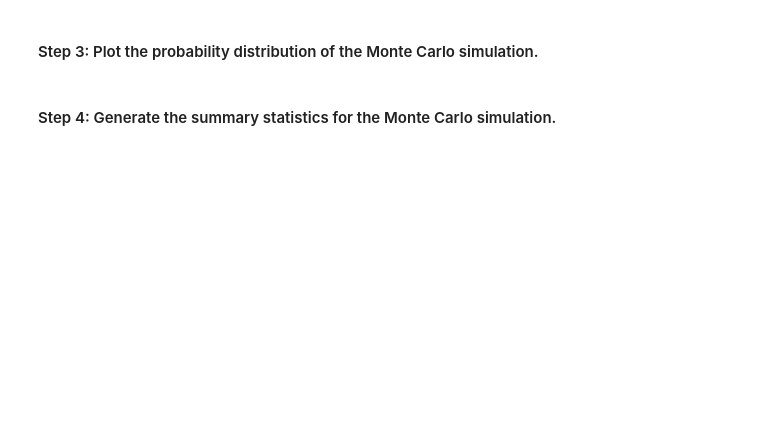
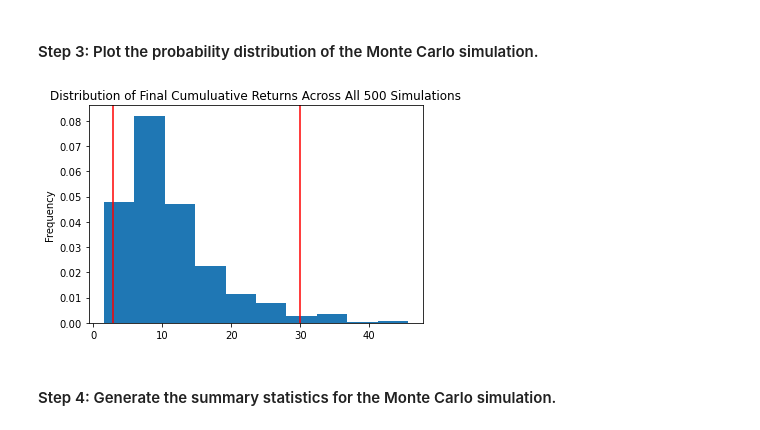
Before and after one commit to n8patterson/fin_plan_sim, a Jupyter notebook: financial_planning_tools.ipynb, the cells around one changed output. Cells and saved outputs as stored; diff of their text form; code cells hidden in the pictures; blank space fills up the shorter version.

```diff
--- a/financial_planning_tools.ipynb
+++ b/financial_planning_tools.ipynb
@@ -448,7 +550,9 @@ In this section, you’ll use the MCForecastTools library to create a Monte Carl
 # %%
 # Visualize the probability distribution of the 30-year Monte Carlo simulation
 # by plotting a histogram
-# YOUR CODE HERE
+MC_40_ACG_60_SPY_distribution_plot =  MC_40_AGG_60_SPY.plot_distribution()
+# %% [output]
+[figure, added]
 # %% [markdown]
 #### Step 4: Generate the summary statistics for the Monte Carlo simulation.
 # %%
```
Also changed, not shown: parts of 6 cells of this notebook.
